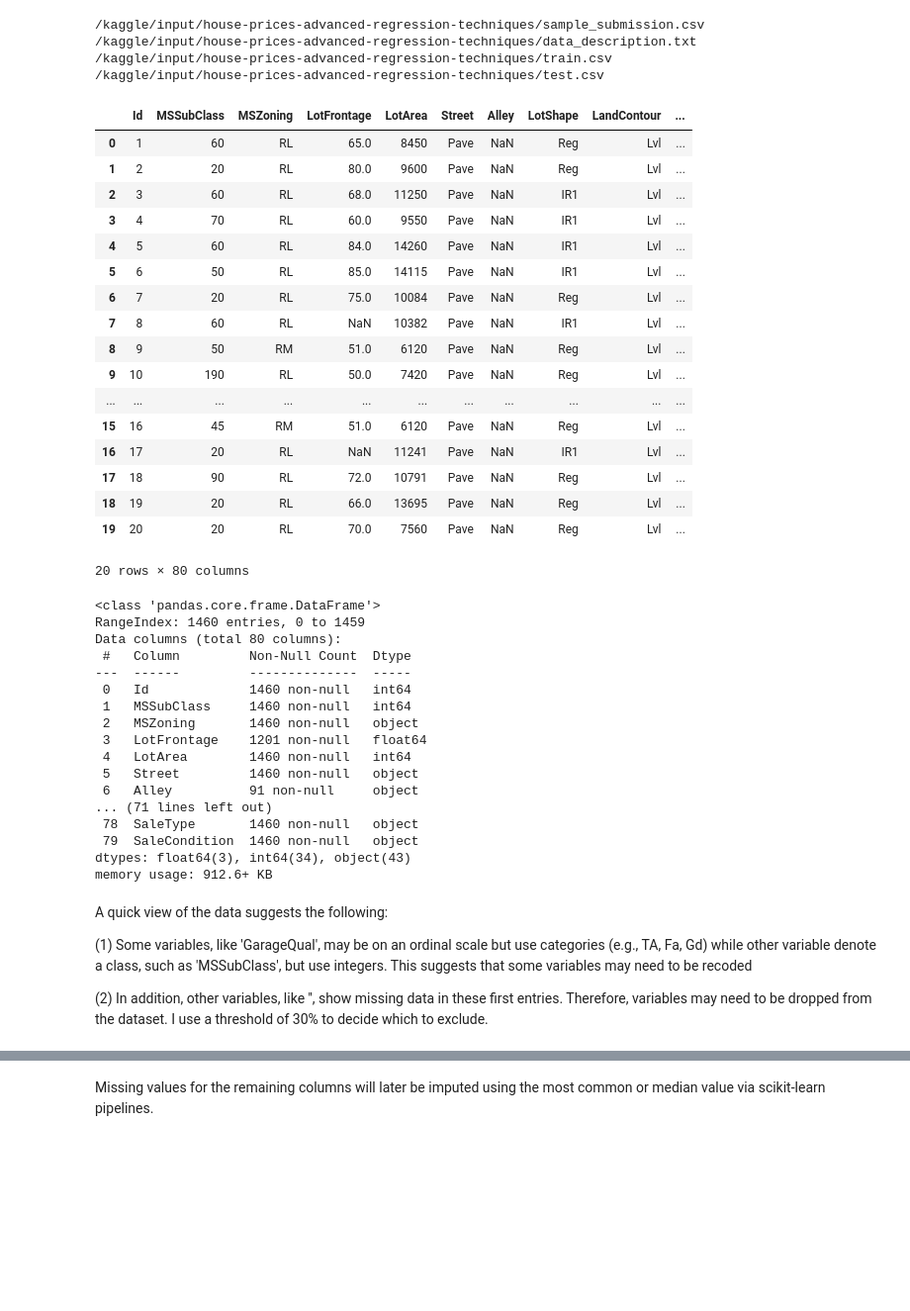
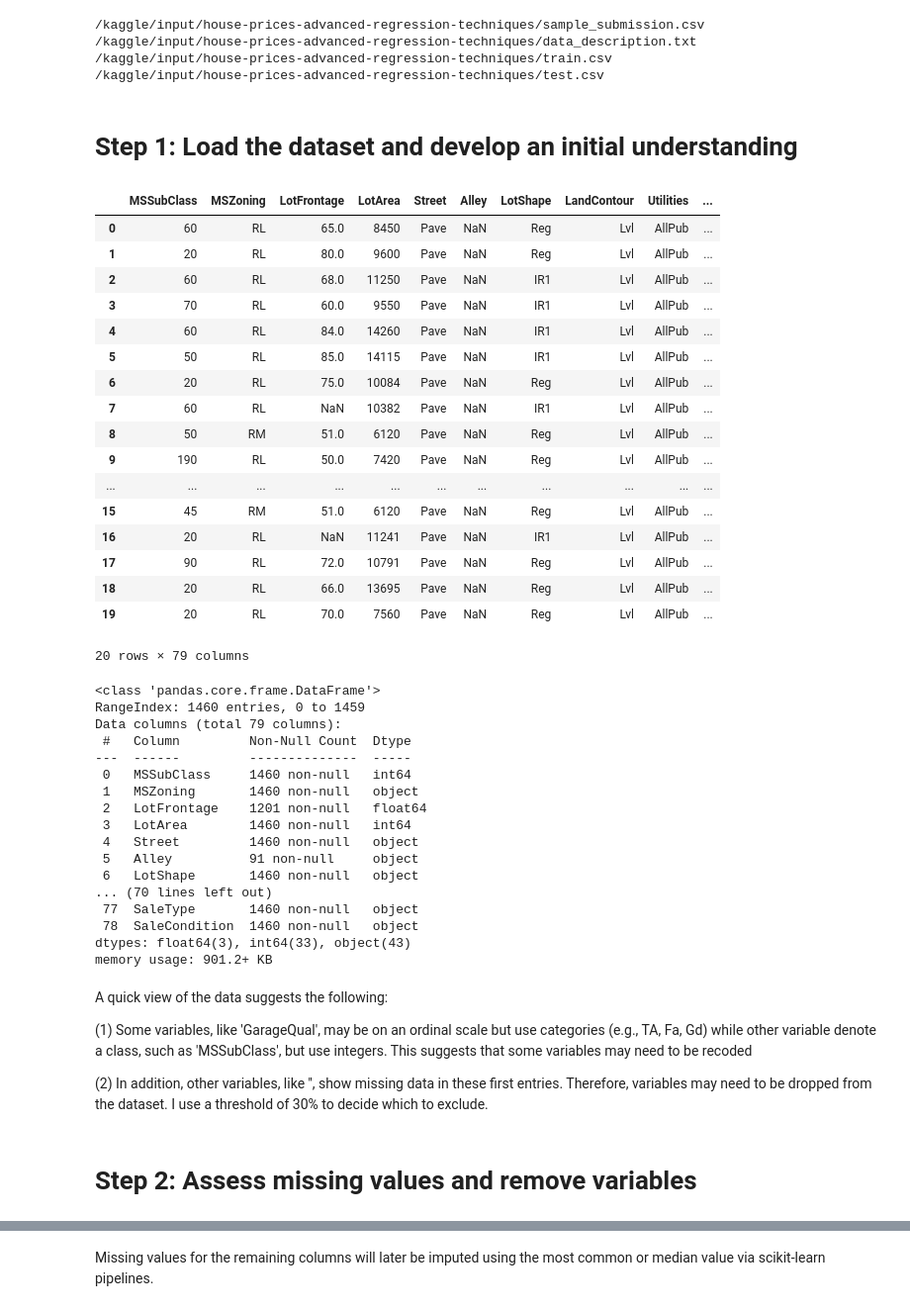
Before and after one commit to cgaletzka/house-prices-eda-ml, a Jupyter notebook: house-prices-eda.ipynb, the cells around one changed output, grey strips where cells are left out. Shown at 99% size. Cells and saved outputs as stored; diff of their text form; code cells hidden in the pictures; blank space fills up the shorter version.

```diff
--- a/house-prices-eda.ipynb
+++ b/house-prices-eda.ipynb
@@ -46,67 +55,71 @@ for dirname, _, filenames in os.walk('/kaggle/input'):
 /kaggle/input/house-prices-advanced-regression-techniques/data_description.txt
 /kaggle/input/house-prices-advanced-regression-techniques/train.csv
 /kaggle/input/house-prices-advanced-regression-techniques/test.csv
+# %% [markdown]
+# Step 1: Load the dataset and develop an initial understanding
 # %%
 # specify input paths
 train_file_path = '/kaggle/input/house-prices-advanced-regression-techniques/train.csv'
 submission_file_path = '/kaggle/input/house-prices-advanced-regression-techniques/sample_submission.csv'
 
 # load as pandas data frames
 df = pd.read_csv(train_file_path)
 sub_df = pd.read_csv(submission_file_path)
 
 # separate variables
 target = df["SalePrice"]
-df = df.drop(columns=["SalePrice"])
+df = df.drop(columns=["SalePrice", "Id"])
 
 # display options
 pd.options.display.max_columns = 50
 pd.options.display.max_rows = 50
 
 df.head(20)
 # %% [output]
-|  | Id | MSSubClass | MSZoning | LotFrontage | LotArea | Street | Alley | LotShape | LandContour | ... |
-| 0 | 1 | 60 | RL | 65.0 | 8450 | Pave | NaN | Reg | Lvl | ... |
-| 1 | 2 | 20 | RL | 80.0 | 9600 | Pave | NaN | Reg | Lvl | ... |
-| 2 | 3 | 60 | RL | 68.0 | 11250 | Pave | NaN | IR1 | Lvl | ... |
-| 3 | 4 | 70 | RL | 60.0 | 9550 | Pave | NaN | IR1 | Lvl | ... |
-| 4 | 5 | 60 | RL | 84.0 | 14260 | Pave | NaN | IR1 | Lvl | ... |
-| 5 | 6 | 50 | RL | 85.0 | 14115 | Pave | NaN | IR1 | Lvl | ... |
-| 6 | 7 | 20 | RL | 75.0 | 10084 | Pave | NaN | Reg | Lvl | ... |
-| 7 | 8 | 60 | RL | NaN | 10382 | Pave | NaN | IR1 | Lvl | ... |
-| 8 | 9 | 50 | RM | 51.0 | 6120 | Pave | NaN | Reg | Lvl | ... |
-| 9 | 10 | 190 | RL | 50.0 | 7420 | Pave | NaN | Reg | Lvl | ... |
+|  | MSSubClass | MSZoning | LotFrontage | LotArea | Street | Alley | LotShape | LandContour | Utilities | ... |
+| 0 | 60 | RL | 65.0 | 8450 | Pave | NaN | Reg | Lvl | AllPub | ... |
+| 1 | 20 | RL | 80.0 | 9600 | Pave | NaN | Reg | Lvl | AllPub | ... |
+| 2 | 60 | RL | 68.0 | 11250 | Pave | NaN | IR1 | Lvl | AllPub | ... |
+| 3 | 70 | RL | 60.0 | 9550 | Pave | NaN | IR1 | Lvl | AllPub | ... |
+| 4 | 60 | RL | 84.0 | 14260 | Pave | NaN | IR1 | Lvl | AllPub | ... |
+| 5 | 50 | RL | 85.0 | 14115 | Pave | NaN | IR1 | Lvl | AllPub | ... |
+| 6 | 20 | RL | 75.0 | 10084 | Pave | NaN | Reg | Lvl | AllPub | ... |
+| 7 | 60 | RL | NaN | 10382 | Pave | NaN | IR1 | Lvl | AllPub | ... |
+| 8 | 50 | RM | 51.0 | 6120 | Pave | NaN | Reg | Lvl | AllPub | ... |
+| 9 | 190 | RL | 50.0 | 7420 | Pave | NaN | Reg | Lvl | AllPub | ... |
 | ... | ... | ... | ... | ... | ... | ... | ... | ... | ... | ... |
-| 15 | 16 | 45 | RM | 51.0 | 6120 | Pave | NaN | Reg | Lvl | ... |
-| 16 | 17 | 20 | RL | NaN | 11241 | Pave | NaN | IR1 | Lvl | ... |
-| 17 | 18 | 90 | RL | 72.0 | 10791 | Pave | NaN | Reg | Lvl | ... |
-| 18 | 19 | 20 | RL | 66.0 | 13695 | Pave | NaN | Reg | Lvl | ... |
-| 19 | 20 | 20 | RL | 70.0 | 7560 | Pave | NaN | Reg | Lvl | ... |
+| 15 | 45 | RM | 51.0 | 6120 | Pave | NaN | Reg | Lvl | AllPub | ... |
+| 16 | 20 | RL | NaN | 11241 | Pave | NaN | IR1 | Lvl | AllPub | ... |
+| 17 | 90 | RL | 72.0 | 10791 | Pave | NaN | Reg | Lvl | AllPub | ... |
+| 18 | 20 | RL | 66.0 | 13695 | Pave | NaN | Reg | Lvl | AllPub | ... |
+| 19 | 20 | RL | 70.0 | 7560 | Pave | NaN | Reg | Lvl | AllPub | ... |
-20 rows × 80 columns
+20 rows × 79 columns
 # %%
 df.info()
 # %% [output]
 <class 'pandas.core.frame.DataFrame'>
 RangeIndex: 1460 entries, 0 to 1459
-Data columns (total 80 columns):
+Data columns (total 79 columns):
  #   Column         Non-Null Count  Dtype
 ---  ------         --------------  -----
- 0   Id             1460 non-null   int64
- 1   MSSubClass     1460 non-null   int64
- 2   MSZoning       1460 non-null   object
- 3   LotFrontage    1201 non-null   float64
- 4   LotArea        1460 non-null   int64
- 5   Street         1460 non-null   object
- 6   Alley          91 non-null     object
-... (71 lines left out)
- 78  SaleType       1460 non-null   object
- 79  SaleCondition  1460 non-null   object
-dtypes: float64(3), int64(34), object(43)
-memory usage: 912.6+ KB
+ 0   MSSubClass     1460 non-null   int64
+ 1   MSZoning       1460 non-null   object
+ 2   LotFrontage    1201 non-null   float64
+ 3   LotArea        1460 non-null   int64
+ 4   Street         1460 non-null   object
+ 5   Alley          91 non-null     object
+ 6   LotShape       1460 non-null   object
+... (70 lines left out)
+ 77  SaleType       1460 non-null   object
+ 78  SaleCondition  1460 non-null   object
+dtypes: float64(3), int64(33), object(43)
+memory usage: 901.2+ KB
 # %% [markdown]
 A quick view of the data suggests the following:
 
 (1) Some variables, like 'GarageQual', may be on an ordinal scale but use categories (e.g., TA, Fa, Gd) while other variable denote a class, such as 'MSSubClass', but use integers. This suggests that some variables may need to be recoded
 
 (2) In addition, other variables, like '', show missing data in these first entries. Therefore, variables may need to be dropped from the dataset. I use a threshold of 30% to decide which to exclude.
+# %% [markdown]
+# Step 2: Assess missing values and remove variables
 # %%
```
Also changed, not shown: parts of 17 cells of this notebook.
